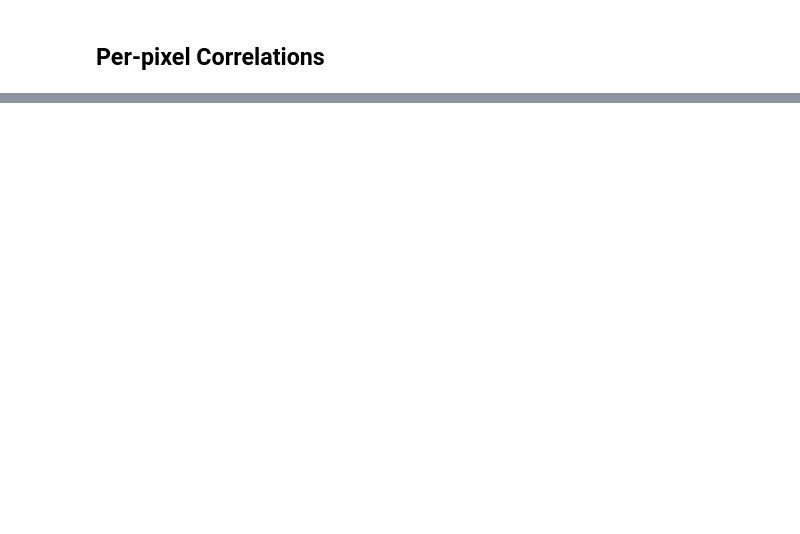
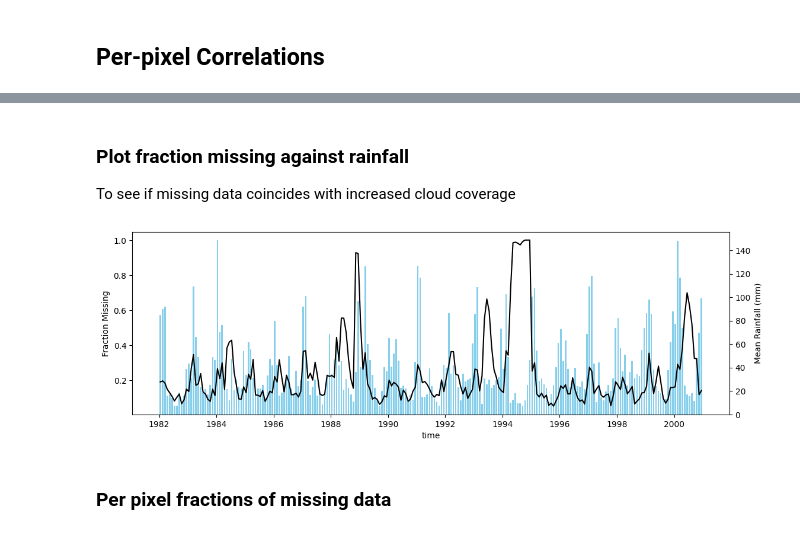
Before and after one commit to cbur24/climate-carbon-interactions, a Jupyter notebook: Harmonization_NDVI_plots.ipynb, the cells around one changed output, grey strips where cells are left out. Cells and saved outputs as stored; diff of their text form; code cells hidden in the pictures; blank space fills up the shorter version.

```diff
--- a/Harmonization_NDVI_plots.ipynb
+++ b/Harmonization_NDVI_plots.ipynb
@@ -159,0 +202,5 @@ fig.colorbar(im, ax=axes.ravel().tolist(), pad=0.01, label='Correlation');
+# %%
+file='/g/data/os22/chad_tmp/climate-carbon-interactions/data/NDVI_harmonization/NDVI_5km_monthly_1982_2022_wGaps.nc'
+chunks=dict(latitude=500, longitude=500, time=-1)
+
+ds = assign_crs(xr.open_dataset(file, chunks=chunks), crs='EPSG:4326').compute()
@@ -159,0 +209,14 @@ fig.colorbar(im, ax=axes.ravel().tolist(), pad=0.01, label='Correlation');
+# %%
+mask = np.isnan(ds.NDVI.mean('time').compute())
+mask = (~mask)
+
+total_valid_pixels = mask.sum().values
+nans = np.isnan(ds.NDVI.compute())
+num_of_nans = nans.where(mask).sum(['latitude', 'longitude'])
+num_of_nans_normalised = num_of_nans / total_valid_pixels
+# %% [markdown]
+### Plot fraction missing against rainfall
+
+To see if missing data coincides with increased cloud coverage
+# %%
+rain = xr.open_dataset('/g/data/os22/chad_tmp/climate-carbon-interactions/data/5km/rain_5km_monthly_1982_2022.nc').rain
@@ -159,0 +228,21 @@ fig.colorbar(im, ax=axes.ravel().tolist(), pad=0.01, label='Correlation');
+# %%
+# rain_anom = rain_anom.sel(time=slice('1982', '2000')).mean(['latitude', 'longitude']) #.resample(time='1Y').sum()
+rain_anom = rain.sel(time=slice('1982', '2000')).mean(['latitude', 'longitude'])
+df = rain_anom.to_dataframe('Rainfall Anomaly')
+
+#Add fractions missing to dataframe for easy plotting
+df['Fraction Missing'] = num_of_nans_normalised.sel(time=slice('1982', '2000')).drop('spatial_ref').to_dataframe()
+# %%
+fig,ax = plt.subplots(1,1, figsize=(13,4))
+ax2 = ax.twinx()
+
+# sb.barplot(data=df, x=df.index, y='Rainfall Anomaly', ax=ax2, color='skyblue')
+ax2.bar(df.index, height=df['Rainfall Anomaly'], width=20, color='skyblue')
+sb.lineplot(data=df, x=df.index, y='Fraction Missing', ax=ax, c='black')
+ax2.set_zorder(ax.get_zorder()-1)
+ax2.set_ylabel('Mean Rainfall (mm)')
+ax.set_frame_on(False)
+# %% [output]
+[figure, added]
+# %% [markdown]
+### Per pixel fractions of missing data
```
Also changed, not shown: parts of 37 cells of this notebook, 2 other files.
